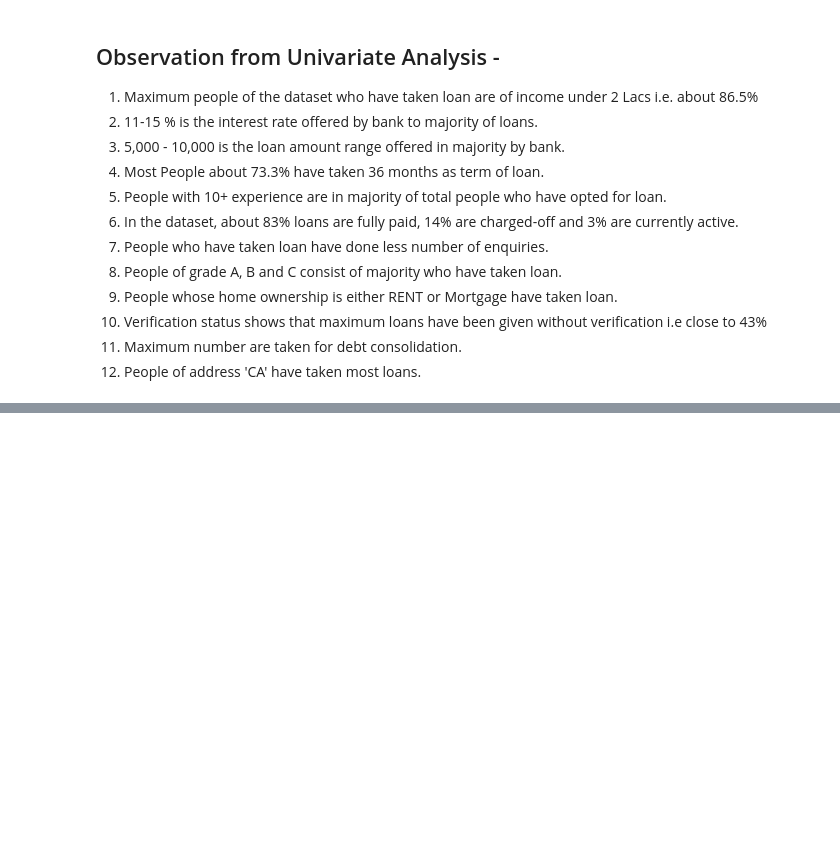
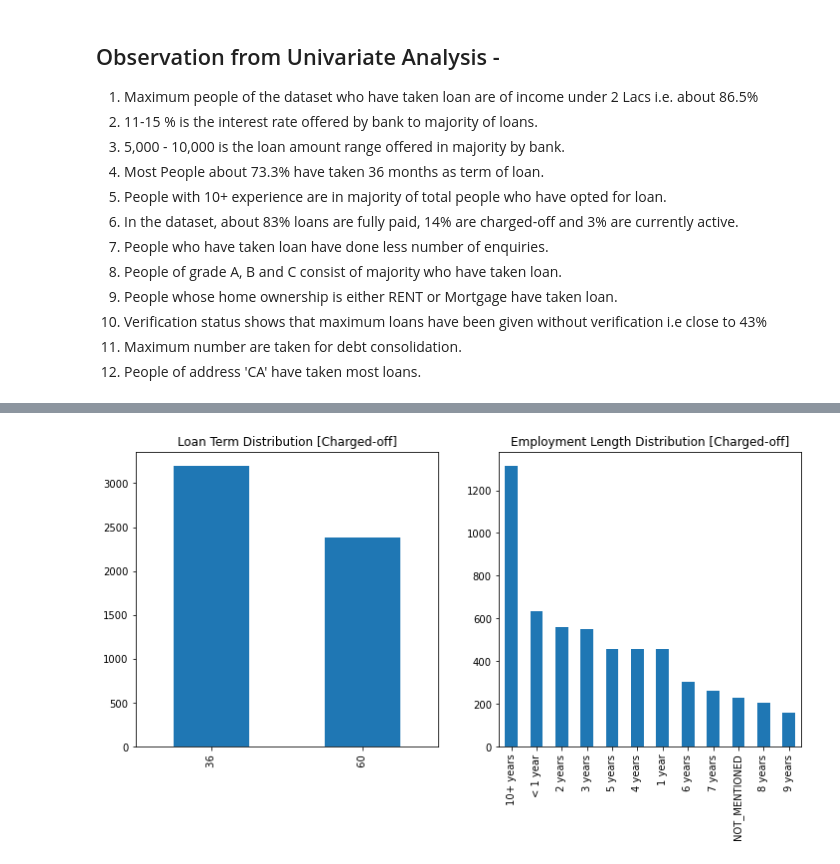
Before and after one commit to pndy19/lending_club_case_study, a Jupyter notebook: Lending_Club.ipynb, the cells around one changed output, grey strips where cells are left out. Cells and saved outputs as stored; diff of their text form; code cells hidden in the pictures; blank space fills up the shorter version.

```diff
--- a/Lending_Club.ipynb
+++ b/Lending_Club.ipynb
@@ -589,0 +666,16 @@ plt.show()
+# %%
+# Getting plot for Term and Employee Length for Charged-off loans
+
+plt.figure(figsize=(12, 12))
+plt.subplot(2,2,1)
+plt.title('Loan Term Distribution [Charged-off]')
+df_loan_charged_off['term'].value_counts().plot(kind='bar')
+plt.subplot(2,2,2)
+plt.title('Employment Length Distribution [Charged-off]')
+df_loan_charged_off['emp_length'].value_counts().plot(kind='bar')
+
+
+
+plt.show()
+# %% [output]
+[figure, added]
```
Also changed, not shown: parts of 27 cells of this notebook.
